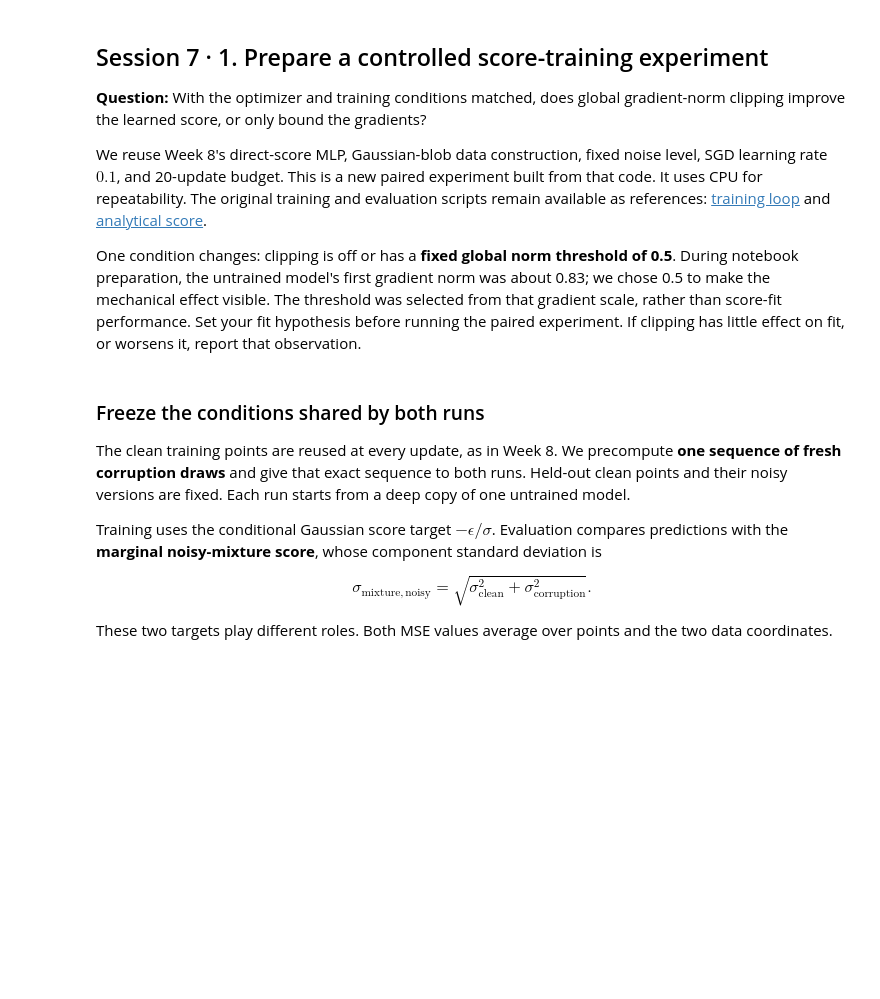
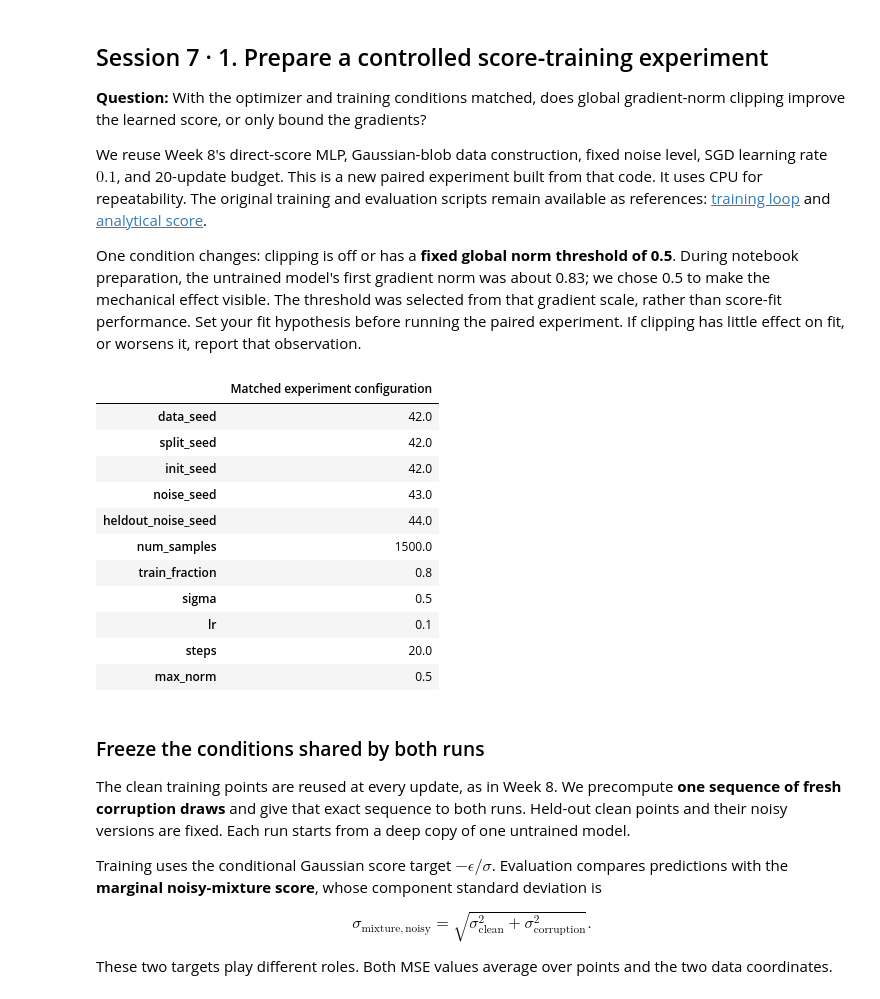
Before and after one commit to juancopi81/diffusion-research-curriculum, a Jupyter notebook: notebooks/w13_optimizers_sanity_solved.ipynb, the cells around one changed output. Saved outputs shown, nothing was run; the diff lists cells and outputs as text; code cells hidden in the pictures; blank space fills up the shorter version.

Commit message:
week13: complete optimizer experiments and consolidation

```diff
--- a/notebooks/w13_optimizers_sanity_solved.ipynb
+++ b/notebooks/w13_optimizers_sanity_solved.ipynb
@@ -488,7 +487,7 @@ The threshold was selected from that gradient scale, rather than score-fit
 performance. Set your fit hypothesis before running the paired experiment.
 If clipping has little effect on fit, or worsens it, report that observation.
 # %%
-RUN_SESSION_7 = False  # Change to True when you return for Session 7.
+RUN_SESSION_7 = True  # Change to True when you return for Session 7.
 if not RUN_SESSION_7:
     raise RuntimeError('Session 6 stop: save your answers and return to the chat. Enable Session 7 when ready.')
 
@@ -503,33 +502,46 @@ import tempfile
 os.environ.setdefault('MPLCONFIGDIR', str(Path(tempfile.gettempdir()) / 'w13-matplotlib'))
 import numpy as np
 import pandas as pd
 import matplotlib.pyplot as plt
 import torch
 from torch import nn
 from matplotlib.ticker import MaxNLocator
 from IPython.display import display
 
 ROOT = next(p for p in (Path.cwd(), *Path.cwd().parents) if (p / 'CURRICULUM.md').exists())
 if str(ROOT) not in sys.path:
     sys.path.insert(0, str(ROOT))
 
 from mini_projects.checkpoint_02_toy_score_matching.model import BlobsMLP
 from mini_projects.checkpoint_02_toy_score_matching.train import (
     create_toy_dataset, CENTERS, CLUSTER_STD, NUM_SAMPLES, TRAIN_PERCENTAGE,
     FORWARD_SIGMA, TRAIN_CONFIG, MAX_ITERS, RANDOM_SEED,
 )
 from mini_projects.checkpoint_02_toy_score_matching.evaluate import gaussian_mixture_score
 
 torch.set_num_threads(2)
 S7 = {'data_seed': RANDOM_SEED, 'split_seed': RANDOM_SEED, 'init_seed': RANDOM_SEED,
       'noise_seed': 43, 'heldout_noise_seed': 44, 'num_samples': NUM_SAMPLES,
       'train_fraction': TRAIN_PERCENTAGE, 'sigma': FORWARD_SIGMA,
       'lr': TRAIN_CONFIG['learning_rate'], 'steps': MAX_ITERS, 'max_norm': 0.5}
 S7_DEVICE = torch.device('cpu')
 assert S7['max_norm'] > 0 and S7['steps'] > 0
 plt.rcParams.update({'figure.dpi': 110, 'font.size': 10, 'axes.spines.top': False,
                      'axes.spines.right': False, 'figure.facecolor': 'white'})
 display(pd.Series(S7, name='Matched experiment configuration').to_frame())
+# %% [output]
+|  | Matched experiment configuration |
+| data_seed | 42.0 |
+| split_seed | 42.0 |
+| init_seed | 42.0 |
+| noise_seed | 43.0 |
+| heldout_noise_seed | 44.0 |
+| num_samples | 1500.0 |
+| train_fraction | 0.8 |
+| sigma | 0.5 |
+| lr | 0.1 |
+| steps | 20.0 |
+| max_norm | 0.5 |
 # %% [markdown]
 ### Freeze the conditions shared by both runs
 
```
Also changed, not shown: parts of 7 cells of this notebook, 5 other files.
